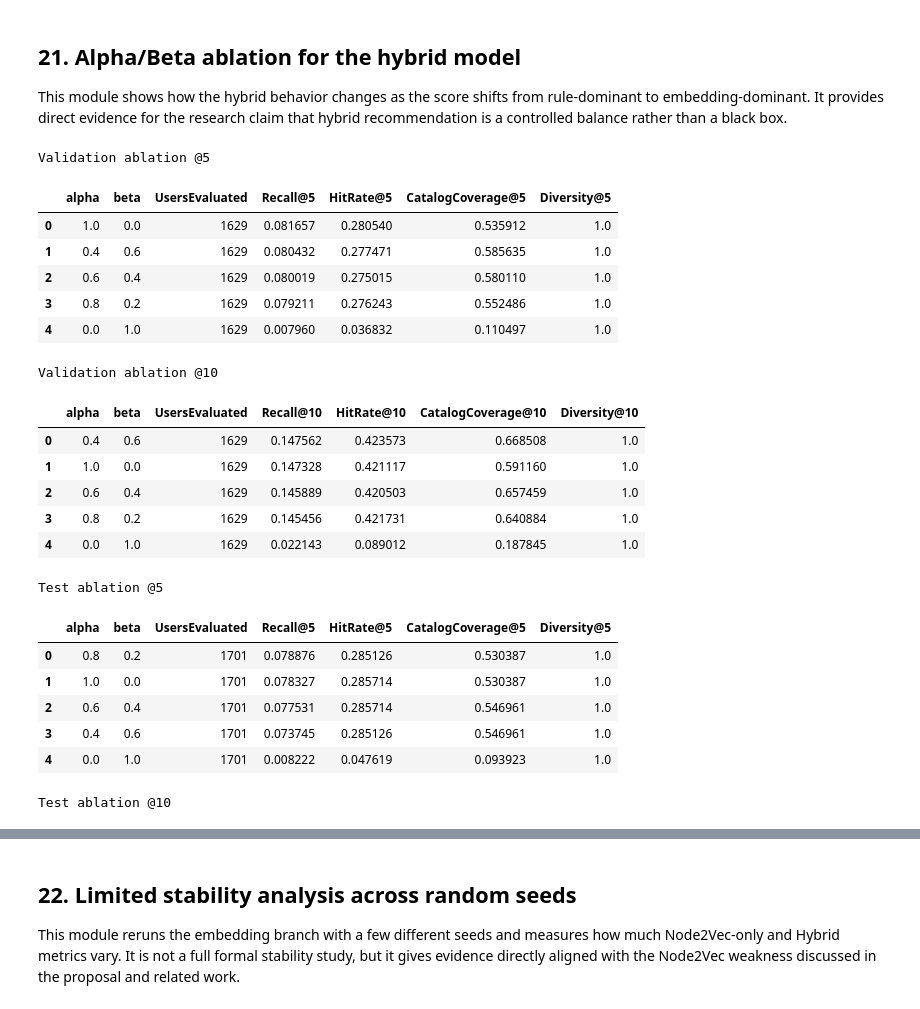
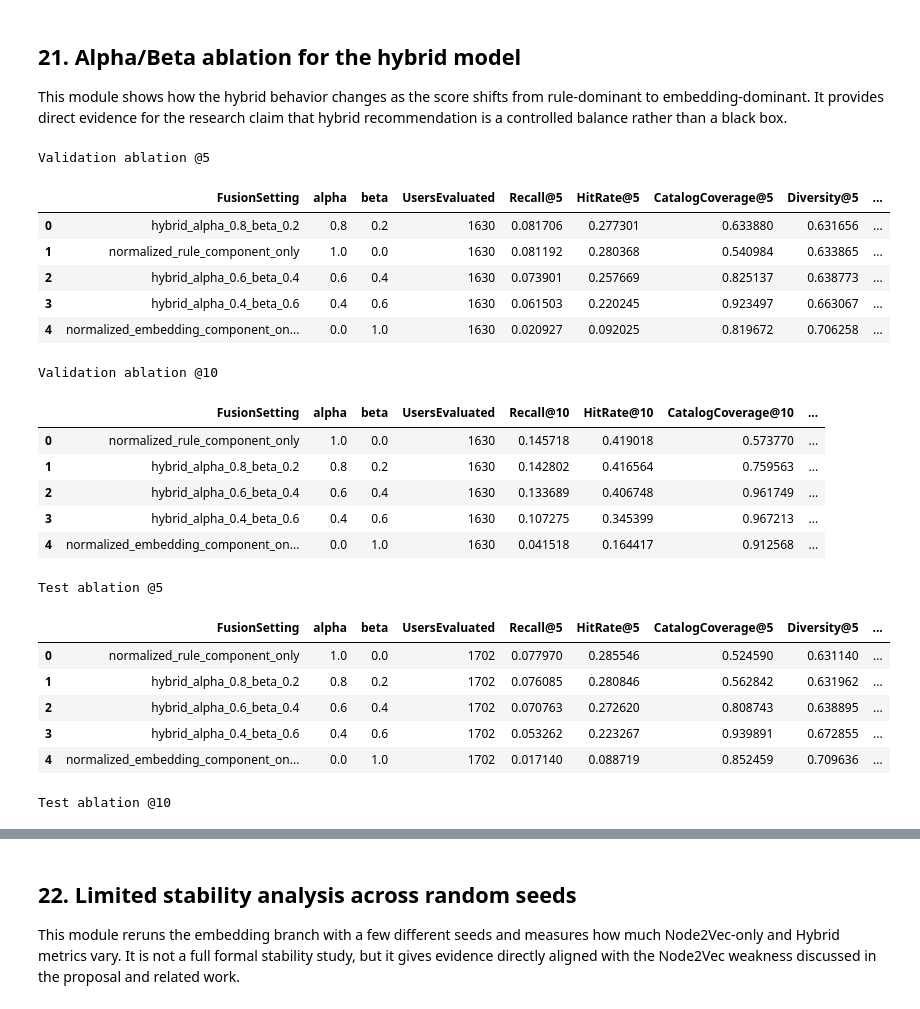
Before and after one commit to Son2k5/BDM, a Jupyter notebook: improved_notebook_copies/local_training_research_enhanced_improved.ipynb, the cells around one changed output, grey strips where cells are left out. Drawn from its saved outputs; the diff is of its cells as text; code cells hidden in the pictures.

```diff
--- a/local_training_research_enhanced.ipynb
+++ b/improved_notebook_copies/local_training_research_enhanced_improved.ipynb
@@ -177,25 +179,27 @@ CONFIG = {
     "fp_min_support": 0.03,
     "fp_min_confidence": 0.30,
     "fp_max_antecedent_len": 3,
-    "n2v_dim": 64,
-    "n2v_walk_length": 12,
-    "n2v_num_walks": 20,
+    # Node2Vec/Word2Vec settings are increased from the quick-run version
+    # to give graph embeddings more capacity and more training signal.
+    "n2v_dim": 128,
+    "n2v_walk_length": 20,
+    "n2v_num_walks": 40,
     "n2v_window": 5,
-    "n2v_epochs": 4,
+    "n2v_epochs": 10,
     "n2v_p": 1.0,
     "n2v_q": 0.5,
-    "sim_cache_topn": 30,
+    "sim_cache_topn": 50,
     "alpha": 0.6,
     "beta": 0.4,
 }
 
 ANALYSIS_CONFIG = {
     "ablation_grid": [
-        (1.0, 0.0),  # rule-dominant
+        (1.0, 0.0),  # normalized rule component only inside hybrid scoring
         (0.8, 0.2),
         (0.6, 0.4),  # default hybrid
         (0.4, 0.6),
-        (0.0, 1.0),  # embedding-dominant
+        (0.0, 1.0),  # normalized embedding component only inside hybrid scoring
     ],
     "run_stability_analysis": True,
     "stability_seeds": [42, 123, 999],
@@ -820,6 +874,13 @@ Test junior @10
 
 This module shows how the hybrid behavior changes as the score shifts from rule-dominant to embedding-dominant. It provides direct evidence for the research claim that hybrid recommendation is a controlled balance rather than a black box.
 # %%
+def describe_hybrid_weight(alpha, beta):
+    if alpha == 1.0 and beta == 0.0:
+        return "normalized_rule_component_only"
+    if alpha == 0.0 and beta == 1.0:
+        return "normalized_embedding_component_only_not_node2vec_baseline"
+    return f"hybrid_alpha_{alpha}_beta_{beta}"
+
 def run_hybrid_ablation(eval_df, alpha_beta_grid, k_values=(5, 10)):
     result_frames = {}
 
@@ -842,8 +903,15 @@ def run_hybrid_ablation(eval_df, alpha_beta_grid, k_values=(5, 10)):
                 )
             )
 
-            metrics = evaluate_predictions(eval_df, pred_col, k=k, catalog=skill_catalog)
+            metrics = evaluate_predictions(
+                eval_df,
+                pred_col,
+                k=k,
+                catalog=skill_catalog,
+                support_fraction_map=skill_support_fraction,
+            )
             result_rows.append({
+                "FusionSetting": describe_hybrid_weight(alpha, beta),
                 "alpha": alpha,
                 "beta": beta,
                 "UsersEvaluated": metrics["UsersEvaluated"],
@@ -851,6 +919,8 @@ def run_hybrid_ablation(eval_df, alpha_beta_grid, k_values=(5, 10)):
                 f"HitRate@{k}": metrics["HitRate@K"],
                 f"CatalogCoverage@{k}": metrics["CatalogCoverage"],
                 f"Diversity@{k}": metrics["Diversity@K"],
+                f"Novelty@{k}": metrics["Novelty@K"],
+                f"AvgSupport@{k}": metrics["AvgSupport@K"],
             })
 
         result_frames[k] = pd.DataFrame(result_rows).sort_values(
@@ -858,51 +928,51 @@ def run_hybrid_ablation(eval_df, alpha_beta_grid, k_values=(5, 10)):
             ascending=False,
         ).reset_index(drop=True)
 
     return result_frames
 
 ablation_valid_results = run_hybrid_ablation(
     valid_df.copy(),
     alpha_beta_grid=ANALYSIS_CONFIG["ablation_grid"],
     k_values=(5, 10),
 )
 
 ablation_test_results = run_hybrid_ablation(
     test_df.copy(),
     alpha_beta_grid=ANALYSIS_CONFIG["ablation_grid"],
     k_values=(5, 10),
 )
 
 print("Validation ablation @5")
 display(ablation_valid_results[5])
 
 print("Validation ablation @10")
 display(ablation_valid_results[10])
 
 print("Test ablation @5")
 display(ablation_test_results[5])
 
 print("Test ablation @10")
 display(ablation_test_results[10])
 # %% [output]
 Validation ablation @5
-|  | alpha | beta | UsersEvaluated | Recall@5 | HitRate@5 | CatalogCoverage@5 | Diversity@5 |
-| 0 | 1.0 | 0.0 | 1629 | 0.081657 | 0.280540 | 0.535912 | 1.0 |
-| 1 | 0.4 | 0.6 | 1629 | 0.080432 | 0.277471 | 0.585635 | 1.0 |
-| 2 | 0.6 | 0.4 | 1629 | 0.080019 | 0.275015 | 0.580110 | 1.0 |
-| 3 | 0.8 | 0.2 | 1629 | 0.079211 | 0.276243 | 0.552486 | 1.0 |
-| 4 | 0.0 | 1.0 | 1629 | 0.007960 | 0.036832 | 0.110497 | 1.0 |
+|  | FusionSetting | alpha | beta | UsersEvaluated | Recall@5 | HitRate@5 | CatalogCoverage@5 | Diversity@5 | ... |
+| 0 | hybrid_alpha_0.8_beta_0.2 | 0.8 | 0.2 | 1630 | 0.081706 | 0.277301 | 0.633880 | 0.631656 | ... |
+| 1 | normalized_rule_component_only | 1.0 | 0.0 | 1630 | 0.081192 | 0.280368 | 0.540984 | 0.633865 | ... |
+| 2 | hybrid_alpha_0.6_beta_0.4 | 0.6 | 0.4 | 1630 | 0.073901 | 0.257669 | 0.825137 | 0.638773 | ... |
+| 3 | hybrid_alpha_0.4_beta_0.6 | 0.4 | 0.6 | 1630 | 0.061503 | 0.220245 | 0.923497 | 0.663067 | ... |
+| 4 | normalized_embedding_component_on... | 0.0 | 1.0 | 1630 | 0.020927 | 0.092025 | 0.819672 | 0.706258 | ... |
 Validation ablation @10
-|  | alpha | beta | UsersEvaluated | Recall@10 | HitRate@10 | CatalogCoverage@10 | Diversity@10 |
-| 0 | 0.4 | 0.6 | 1629 | 0.147562 | 0.423573 | 0.668508 | 1.0 |
-| 1 | 1.0 | 0.0 | 1629 | 0.147328 | 0.421117 | 0.591160 | 1.0 |
-| 2 | 0.6 | 0.4 | 1629 | 0.145889 | 0.420503 | 0.657459 | 1.0 |
-| 3 | 0.8 | 0.2 | 1629 | 0.145456 | 0.421731 | 0.640884 | 1.0 |
-| 4 | 0.0 | 1.0 | 1629 | 0.022143 | 0.089012 | 0.187845 | 1.0 |
+|  | FusionSetting | alpha | beta | UsersEvaluated | Recall@10 | HitRate@10 | CatalogCoverage@10 | ... |
+| 0 | normalized_rule_component_only | 1.0 | 0.0 | 1630 | 0.145718 | 0.419018 | 0.573770 | ... |
+| 1 | hybrid_alpha_0.8_beta_0.2 | 0.8 | 0.2 | 1630 | 0.142802 | 0.416564 | 0.759563 | ... |
+| 2 | hybrid_alpha_0.6_beta_0.4 | 0.6 | 0.4 | 1630 | 0.133689 | 0.406748 | 0.961749 | ... |
+| 3 | hybrid_alpha_0.4_beta_0.6 | 0.4 | 0.6 | 1630 | 0.107275 | 0.345399 | 0.967213 | ... |
+| 4 | normalized_embedding_component_on... | 0.0 | 1.0 | 1630 | 0.041518 | 0.164417 | 0.912568 | ... |
 Test ablation @5
-|  | alpha | beta | UsersEvaluated | Recall@5 | HitRate@5 | CatalogCoverage@5 | Diversity@5 |
-| 0 | 0.8 | 0.2 | 1701 | 0.078876 | 0.285126 | 0.530387 | 1.0 |
-| 1 | 1.0 | 0.0 | 1701 | 0.078327 | 0.285714 | 0.530387 | 1.0 |
-| 2 | 0.6 | 0.4 | 1701 | 0.077531 | 0.285714 | 0.546961 | 1.0 |
-| 3 | 0.4 | 0.6 | 1701 | 0.073745 | 0.285126 | 0.546961 | 1.0 |
-| 4 | 0.0 | 1.0 | 1701 | 0.008222 | 0.047619 | 0.093923 | 1.0 |
+|  | FusionSetting | alpha | beta | UsersEvaluated | Recall@5 | HitRate@5 | CatalogCoverage@5 | Diversity@5 | ... |
+| 0 | normalized_rule_component_only | 1.0 | 0.0 | 1702 | 0.077970 | 0.285546 | 0.524590 | 0.631140 | ... |
+| 1 | hybrid_alpha_0.8_beta_0.2 | 0.8 | 0.2 | 1702 | 0.076085 | 0.280846 | 0.562842 | 0.631962 | ... |
+| 2 | hybrid_alpha_0.6_beta_0.4 | 0.6 | 0.4 | 1702 | 0.070763 | 0.272620 | 0.808743 | 0.638895 | ... |
+| 3 | hybrid_alpha_0.4_beta_0.6 | 0.4 | 0.6 | 1702 | 0.053262 | 0.223267 | 0.939891 | 0.672855 | ... |
+| 4 | normalized_embedding_component_on... | 0.0 | 1.0 | 1702 | 0.017140 | 0.088719 | 0.852459 | 0.709636 | ... |
 Test ablation @10
```
Also changed, not shown: parts of 20 cells of this notebook, 8 other files.
